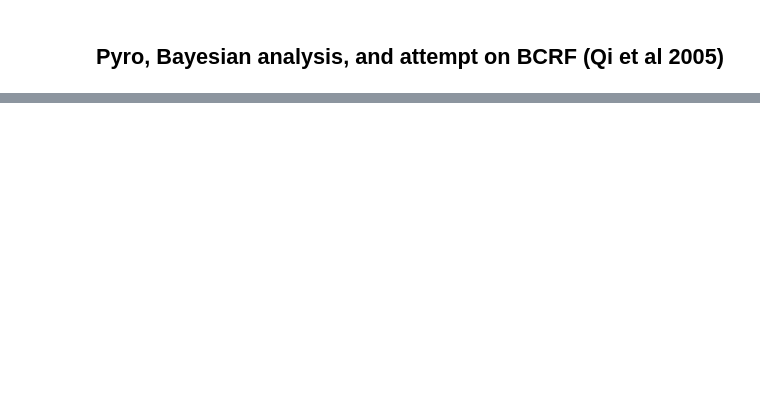
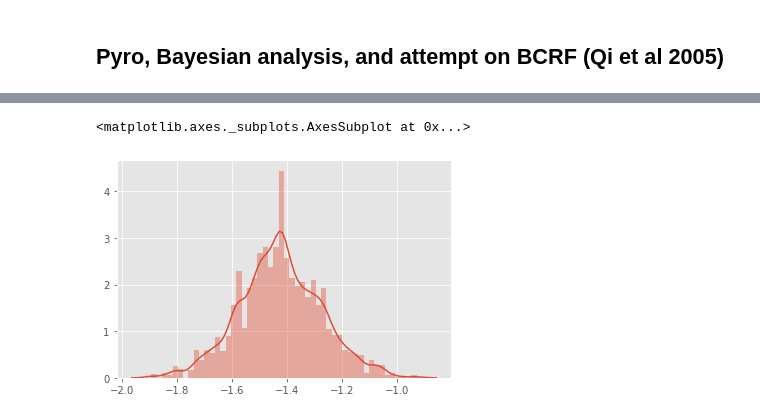
Before and after one commit to minggli/python-pp, a Jupyter notebook: bcrf_test_2.ipynb, the cells around one changed output, grey strips where cells are left out. Saved outputs shown, nothing was run; the diff lists cells and outputs as text; code cells hidden in the pictures; blank space fills up the shorter version.

Commit message:
bayesian linear regression with NUTS and SVI in pyro

```diff
--- a/bcrf_test_2.ipynb
+++ b/bcrf_test_2.ipynb
@@ -53,0 +29,13 @@ def model(x_data, y_data):
+# %%
+def model(x_data, y_data):
+    n = len(x_data)
+
+    # w, b, sigma parameter is outside of plate, independent of N
+    weight = pyro.sample("w", dist.Normal(torch.zeros(1, 2), torch.ones(1, 2)))
+    bias = pyro.sample("b", dist.Normal(torch.tensor([[0.]]), torch.tensor([[100.]])))
+    sigma = pyro.sample("epsilon", Uniform(0., 10.))
+
+    with pyro.plate("map", n):
+        mu = (x_data[:, 0] * weight[0][0] + x_data[:, 1] * weight[0][1] + bias).squeeze(1)
+        yhat = pyro.sample("yhat", Normal(mu, sigma), obs=y_data)
+        return yhat
@@ -92,0 +69,12 @@ auto_scale tensor([0.1713, 0.0415, 0.0728, 0.0754], grad_fn=<AddBackward0>)
+# %%
+pyro.clear_param_store()
+
+nuts = NUTS(model)
+sampler = MCMC(nuts,
+               num_samples=1000,
+               num_chains=1,
+               # burn-in
+               warmup_steps=100)
+traces = sampler.run(x_data, y_data)
+# %%
+posteriors = traces.marginal(["w", "b", "epsilon"])
@@ -92,0 +86,9 @@ auto_scale tensor([0.1713, 0.0415, 0.0728, 0.0754], grad_fn=<AddBackward0>)
+# %%
+posterior_weight = posteriors.empirical["w"]
+posterior_bias = posteriors.empirical["b"]
+posterior_epsilon = posteriors.empirical["epsilon"]
+# %%
+sns.distplot(posterior_weight.sample((10000, )).squeeze(1)[:, 0])
+# %% [output]
+<matplotlib.axes._subplots.AxesSubplot at 0x...>
+[figure, added]
```
Also changed, not shown: parts of 14 cells of this notebook.
